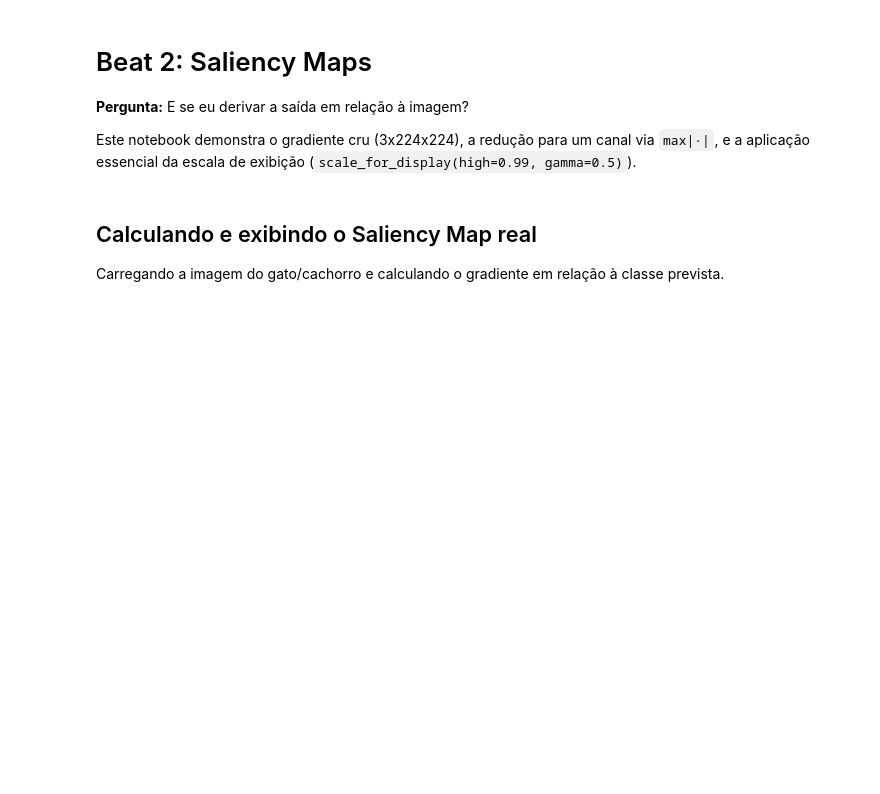
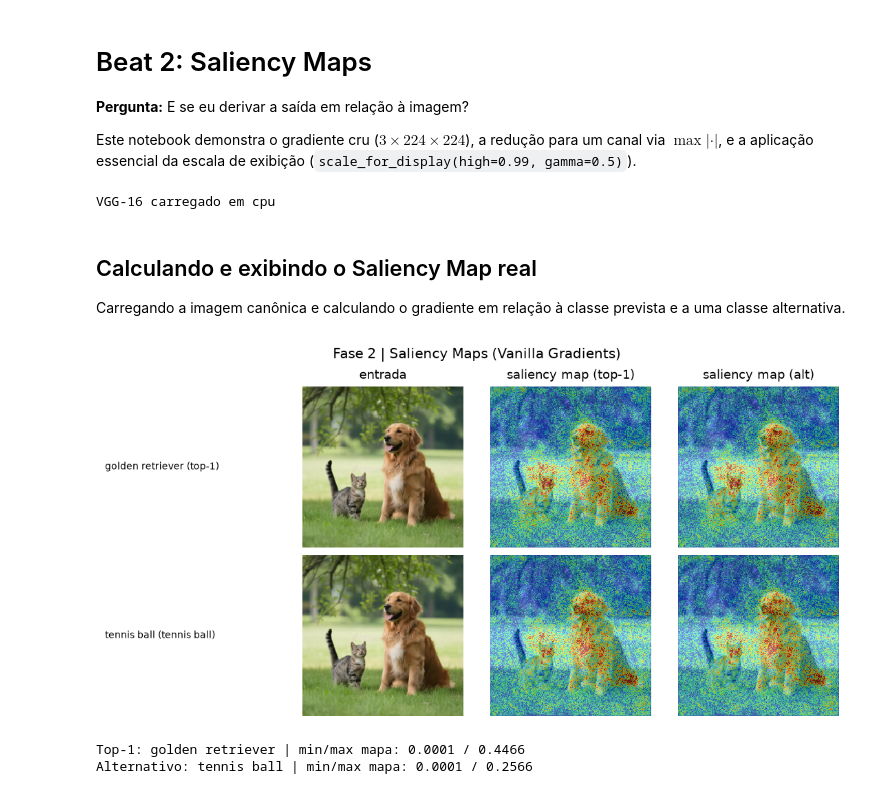
Before and after one commit to Vinic1usTavares/GradCAM-Study, a Jupyter notebook: notebooks/01_saliency.ipynb, the cells around one changed output. Drawn from its saved outputs; the diff is of its cells as text; code cells hidden in the pictures; blank space fills up the shorter version.

Commit message:
docs: update executed notebooks with latest metrics and outputs

```diff
--- a/notebooks/01_saliency.ipynb
+++ b/notebooks/01_saliency.ipynb
@@ -3,25 +3,30 @@
 
 **Pergunta:** E se eu derivar a saída em relação à imagem?
 
-Este notebook demonstra o gradiente cru (3x224x224), a redução para um canal via `max|·|`, e a aplicação essencial da escala de exibição (`scale_for_display(high=0.99, gamma=0.5)`).
+Este notebook demonstra o gradiente cru ($3\times 224\times 224$), a redução para um canal via $\max|\cdot|$, e a aplicação essencial da escala de exibição (`scale_for_display(high=0.99, gamma=0.5)`).
 # %%
+import os
 import sys
-import os
+
 sys.path.append(os.path.abspath('.'))
 sys.path.append(os.path.abspath('notebooks'))
-import deck
+
 import torch
 import matplotlib.pyplot as plt
 from PIL import Image
-from gradcam.models import load_model, preprocess
-from gradcam.saliency import saliency
-from gradcam.viz import scale_for_display, gray_rgb
+
+import deck
+from gradcam import saliency_map_fn
+from gradcam.models import load_model, preprocess, imagenet_labels, resolve_class, denormalize
+from gradcam.viz import figure_grid, overlay, tensor_to_numpy
 
 device = torch.device("cuda" if torch.cuda.is_available() else "cpu")
 model = load_model("vgg16", device=device)
-model.eval()
-print("Modelo VGG-16 carregado.")
+labels = imagenet_labels()
+print(f"VGG-16 carregado em {device}")
+# %% [output]
+VGG-16 carregado em cpu
 # %% [markdown]
 ## Calculando e exibindo o Saliency Map real
 
-Carregando a imagem do gato/cachorro e calculando o gradiente em relação à classe prevista.
+Carregando a imagem canônica e calculando o gradiente em relação à classe prevista e a uma classe alternativa.
@@ -45,0 +33,43 @@ deck.show(fig)
+# %%
+base = "notebooks/assets" if os.path.isdir("notebooks/assets") else "assets"
+image = Image.open(os.path.join(base, "cat_dog.jpg")).convert("RGB")
+x = preprocess(image)
+image_rgb = tensor_to_numpy(denormalize(x))
+
+class_top1 = int(model(x).argmax(dim=1).item())
+class_alt = resolve_class("tennis ball", labels)
+
+vanilla_fn = saliency_map_fn("vanilla")
+map_top1 = vanilla_fn(model, x, class_top1).detach()
+map_alt = vanilla_fn(model, x, class_alt).detach()
+
+DISPLAY_HIGH, DISPLAY_GAMMA = 0.99, 0.5
+
+fig = figure_grid(
+    [
+        [
+            image_rgb,
+            overlay(image_rgb, map_top1, high=DISPLAY_HIGH, gamma=DISPLAY_GAMMA),
+            overlay(image_rgb, map_top1, high=DISPLAY_HIGH, gamma=DISPLAY_GAMMA),
+        ],
+        [
+            image_rgb,
+            overlay(image_rgb, map_alt, high=DISPLAY_HIGH, gamma=DISPLAY_GAMMA),
+            overlay(image_rgb, map_alt, high=DISPLAY_HIGH, gamma=DISPLAY_GAMMA),
+        ],
+    ],
+    col_titles=("entrada", "saliency map (top-1)", "saliency map (alt)"),
+    row_titles=[
+        f"{labels[class_top1]} (top-1)",
+        f"{labels[class_alt]} (tennis ball)",
+    ],
+    suptitle="Fase 2 | Saliency Maps (Vanilla Gradients)",
+)
+plt.show()
+
+print(f"Top-1: {labels[class_top1]} | min/max mapa: {map_top1.min():.4f} / {map_top1.max():.4f}")
+print(f"Alternativo: {labels[class_alt]} | min/max mapa: {map_alt.min():.4f} / {map_alt.max():.4f}")
+# %% [output]
+[figure, added]
+Top-1: golden retriever | min/max mapa: 0.0001 / 0.4466
+Alternativo: tennis ball | min/max mapa: 0.0001 / 0.2566
```
Also changed, not shown: parts of 1 cell of this notebook, 9 other files.
